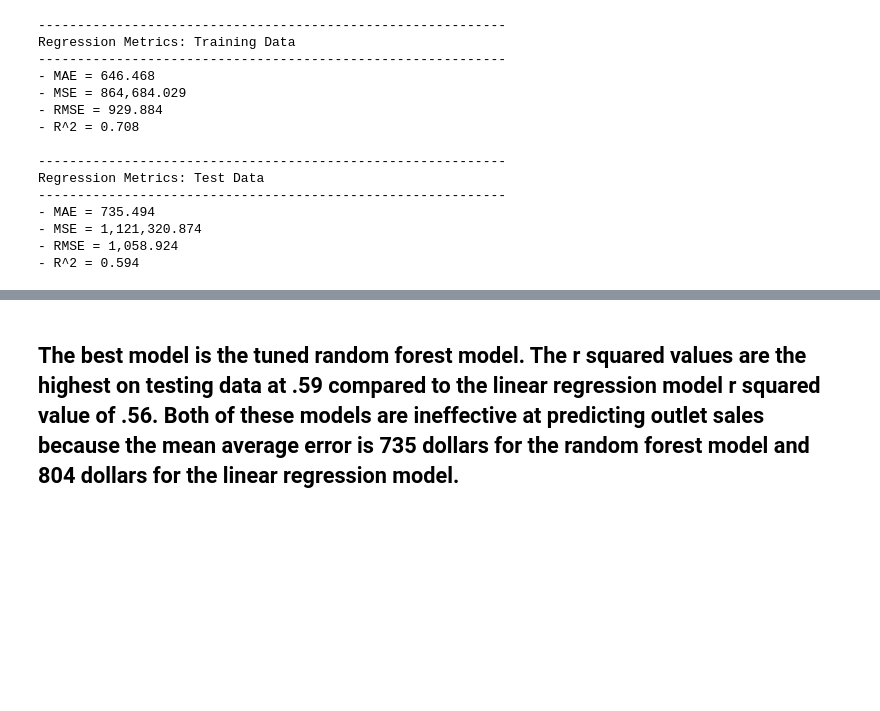
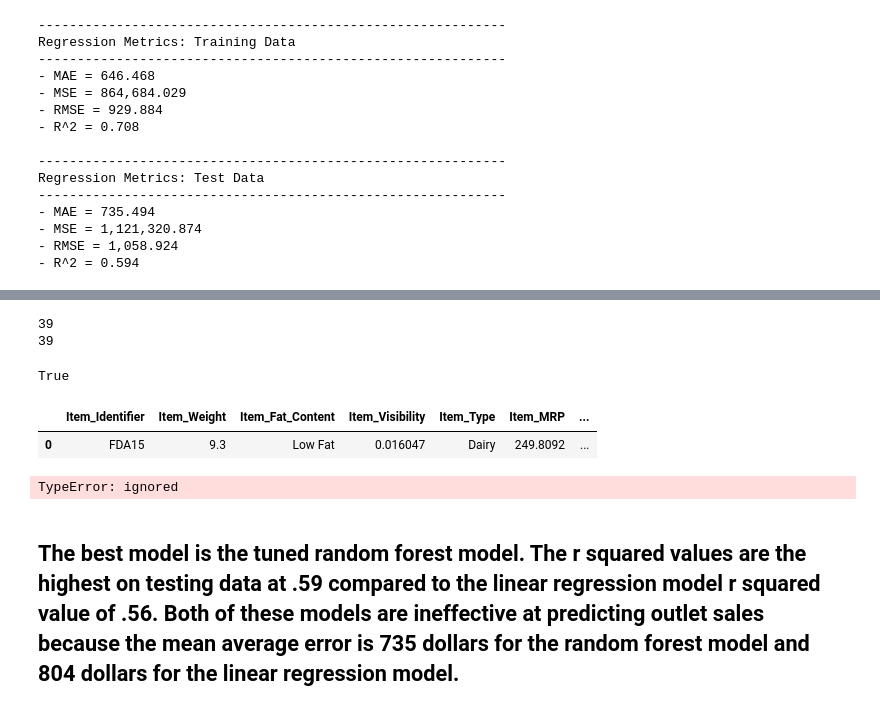
Before and after one commit to JamesCraig35/Prediction-of-Product-Sales, a Jupyter notebook: Prediction_of_Product_Sales.ipynb, the cells around one changed output, grey strips where cells are left out. Cells and saved outputs as stored; diff of their text form; code cells hidden in the pictures; blank space fills up the shorter version.

```diff
--- a/Prediction_of_Product_Sales.ipynb
+++ b/Prediction_of_Product_Sales.ipynb
@@ -1112,2 +1119,22 @@ Regression Metrics: Test Data
+# %%
+# Checking the number of feature importances matches the # of columns
+print(len(rf_model.feature_importances_))
+print(len(X_train_proc.columns))
+len(rf_model.feature_importances_) == len(X_train_proc.columns)
+# %% [output]
+39
+39
+True
+# %%
+df_sales.head(1)
+# %% [output]
+|  | Item_Identifier | Item_Weight | Item_Fat_Content | Item_Visibility | Item_Type | Item_MRP | ... |
+| 0 | FDA15 | 9.3 | Low Fat | 0.016047 | Dairy | 249.8092 | ... |
+# %%
+# Saving the feature importances
+importances = pd.Series(rf_model.feature_importances_, index='Item_Weight', name='Feature Importance')
+importances
+# %% [output]
+TypeError: ignored
 # %% [markdown]
 ## The best model is the tuned random forest model.  The r squared values are the highest on testing data at .59 compared to the linear regression model r squared value of .56.  Both of these models are ineffective at predicting outlet sales because the mean average error is 735 dollars for the random forest model and 804 dollars for the linear regression model.
```
Also changed, not shown: parts of 5 cells of this notebook.
